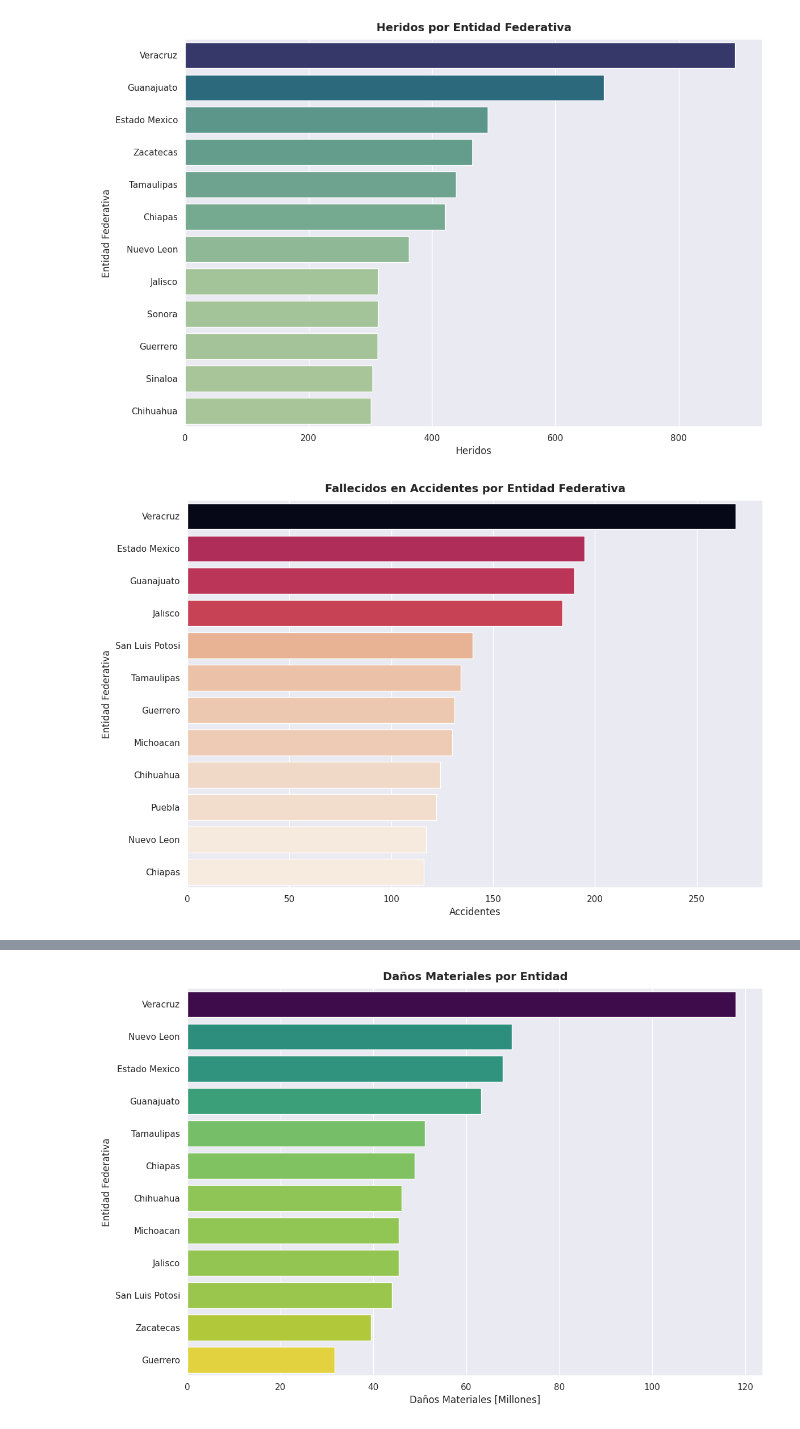
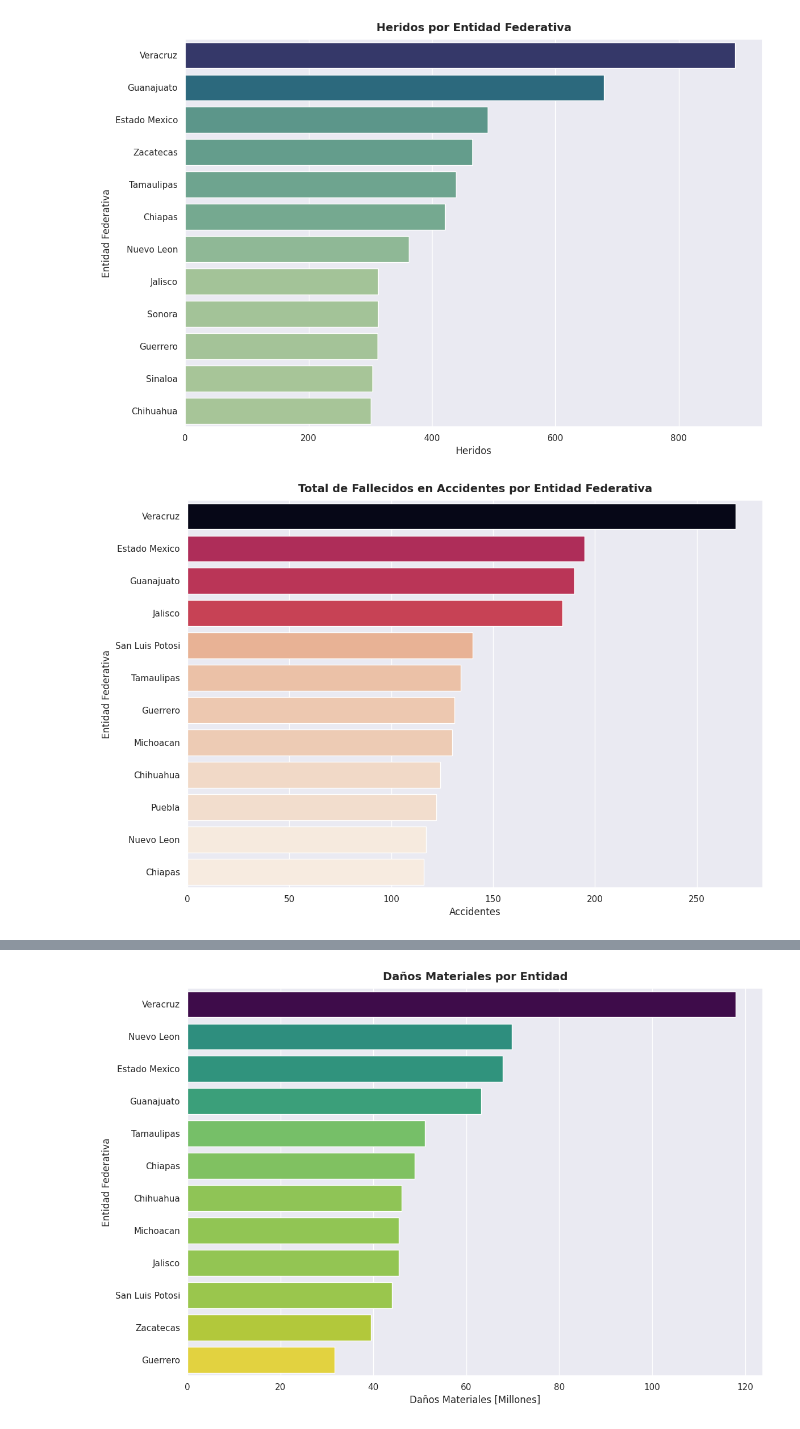
Before and after one commit to AndrsGzRo/mx-traffic-accidents-eda-ml, a Jupyter notebook: MX_TRAFFIC_ACCIDENTS.ipynb, the cells around one changed output, grey strips where cells are left out. Saved outputs shown, nothing was run; the diff lists cells and outputs as text; code cells hidden in the pictures.

```diff
--- a/MX_TRAFFIC_ACCIDENTS.ipynb
+++ b/MX_TRAFFIC_ACCIDENTS.ipynb
@@ -99,22 +99,22 @@ plt.show()
 # %%
 df_entidad_mu = (
     df.groupby('entidad_federativa')['muertos'].sum().
     reset_index().sort_values(by='muertos',ascending=False)
 )
 plt.figure(figsize=(12,8))
 sns.barplot(
     data=df_entidad_mu.head(12),
     y='entidad_federativa',
     x='muertos',
     palette='rocket_r',
     hue='muertos',
     legend=False
 )
 plt.xlabel('Accidentes')
 plt.ylabel('Entidad Federativa')
-plt.title('Fallecidos en Accidentes por Entidad Federativa',
+plt.title('Total de Fallecidos en Accidentes por Entidad Federativa',
           fontsize=14,fontweight='bold',pad=10)
 plt.tight_layout()
 plt.show()
 # %% [output]
-[figure, old version]
+[figure, new version]
```
Also changed, not shown: parts of 10 cells of this notebook.
